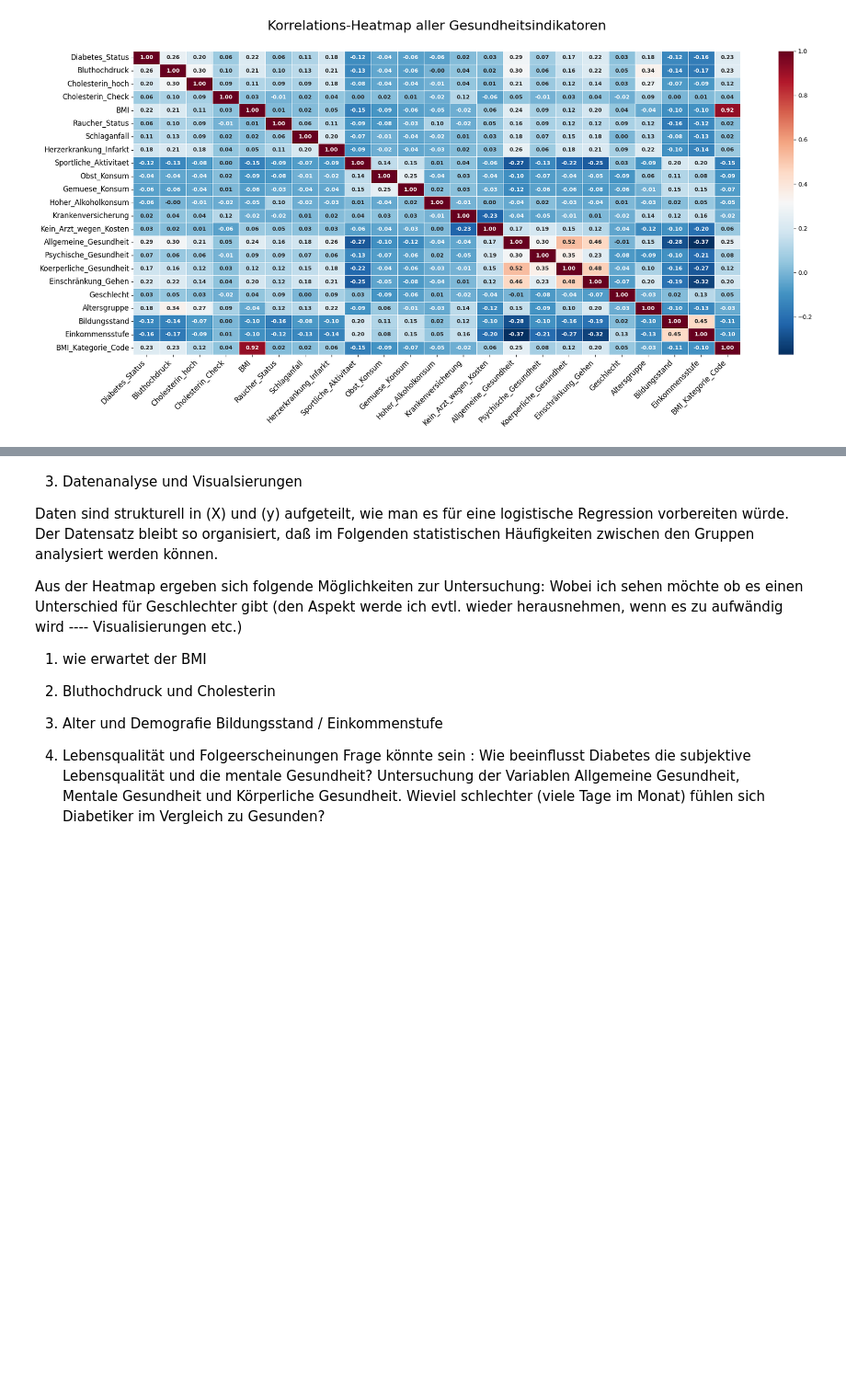
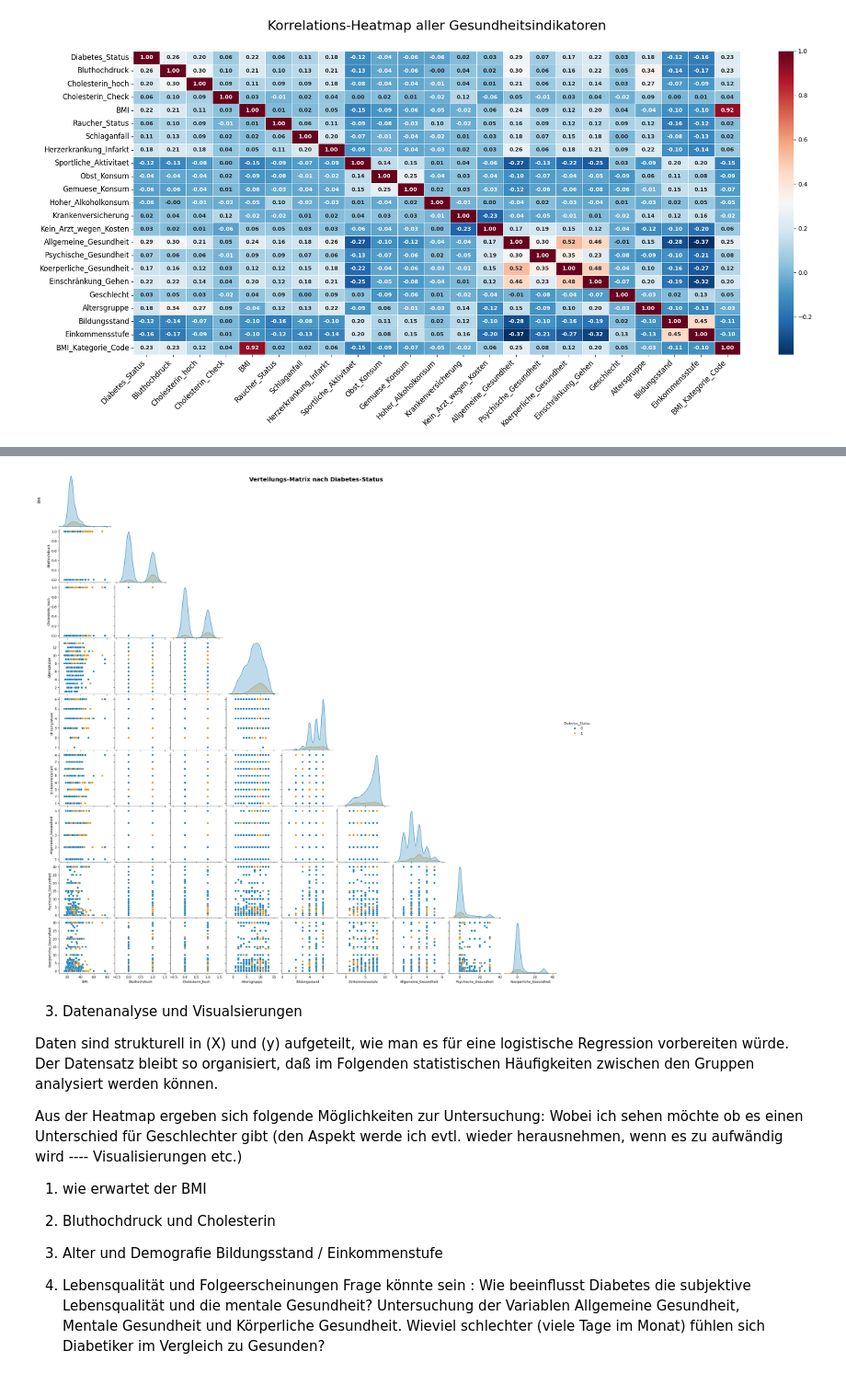
Before and after one commit to StackKer5000/Diabetes_Analysis, a Jupyter notebook: diabetes_v01.ipynb, the cells around one changed output, grey strips where cells are left out. Shown at 92% size. Drawn from its saved outputs; the diff is of its cells as text; code cells hidden in the pictures; blank space fills up the shorter version.

```diff
--- a/diabetes_v01.ipynb
+++ b/diabetes_v01.ipynb
@@ -478,3 +438,56 @@ plt.show()
+# %%
+# Seaborn Plot
+
+# Stichprobe
+df_sample = df.sample(n=1000, random_state=42)
+
+# Schlüsselvariablen fanalog Scatter-Matrix
+uebersicht_spalten = [
+    "BMI",
+    "Bluthochdruck",
+    "Cholesterin_hoch",
+    "Altersgruppe",
+    "Bildungsstand",
+    "Einkommensstufe",
+    "Allgemeine_Gesundheit",
+    "Psychische_Gesundheit",
+    "Koerperliche_Gesundheit",
+]
+
+# Pairplot erzeugen (ganze Grafik unter g speichern; für nachträgliche Bearbeitung)
+g = sns.pairplot(
+    data=df_sample[uebersicht_spalten + ["Diabetes_Status"]],
+    hue="Diabetes_Status",
+    palette="colorblind",
+    vars=uebersicht_spalten,
+    corner=True,
+    diag_kind="kde",
+)
+
+# BMI-Beschriftung link nks neben das erste Diagramm setzen. Seaborn gibt es nicht aus
+g.axes.flatten()[0].text(
+    -0.35,
+    0.5,
+    "BMI",
+    transform=g.axes.flatten()[0].transAxes,
+    rotation=90,
+    verticalalignment="center",
+    horizontalalignment="right",
+    fontsize=11,
+    color="black",
+)
+
+# Titel und Layout
+plt.suptitle(
+    "Verteilungs-Matrix nach Diabetes-Status",
+    fontsize=18,
+    y=0.98,
+    fontweight="bold",
+)
+
+plt.show()
+# %% [output]
+[figure, added]
 # %% [markdown]
 3) Datenanalyse und Visualsierungen
 
```
Also changed, not shown: parts of 24 cells of this notebook.
